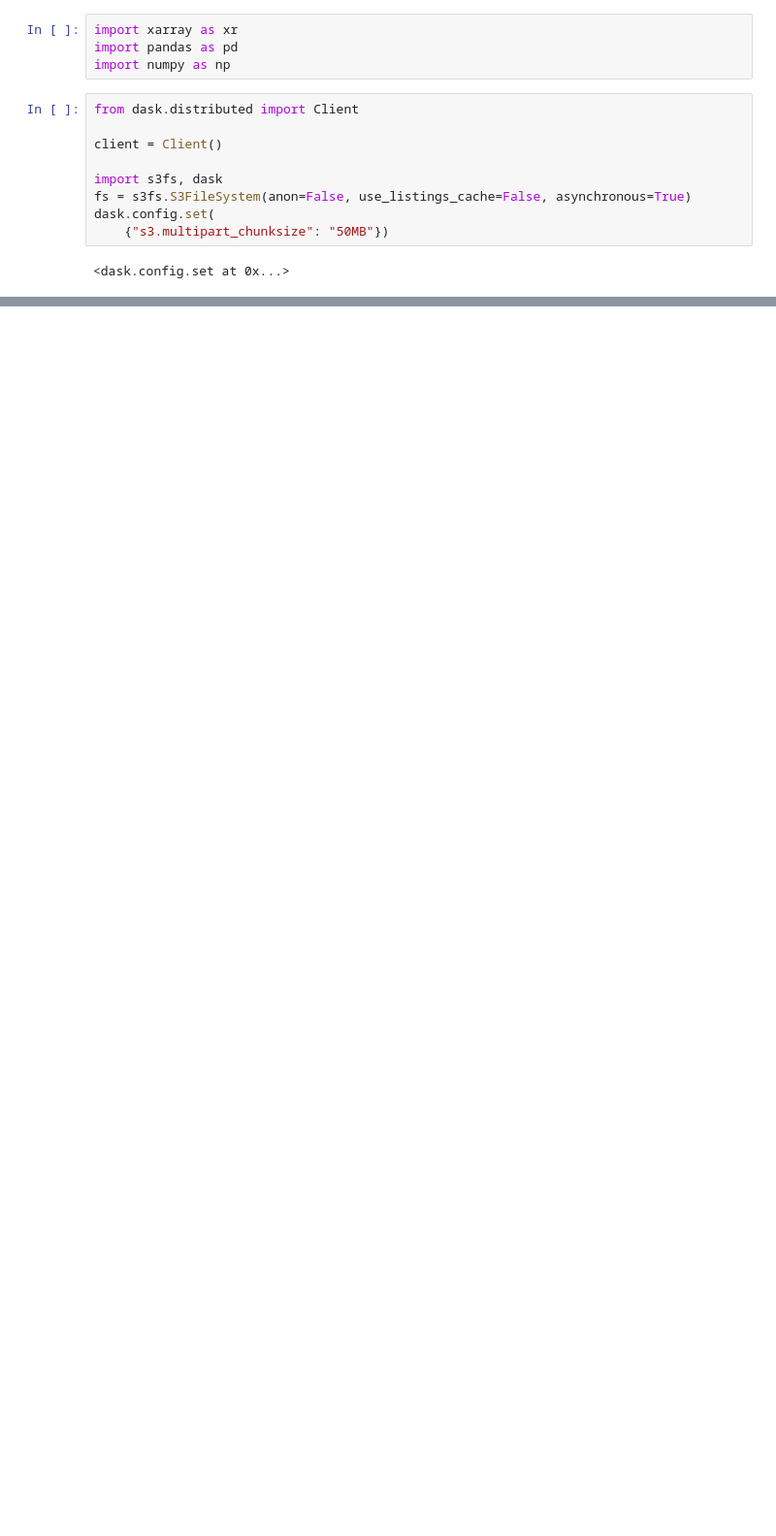
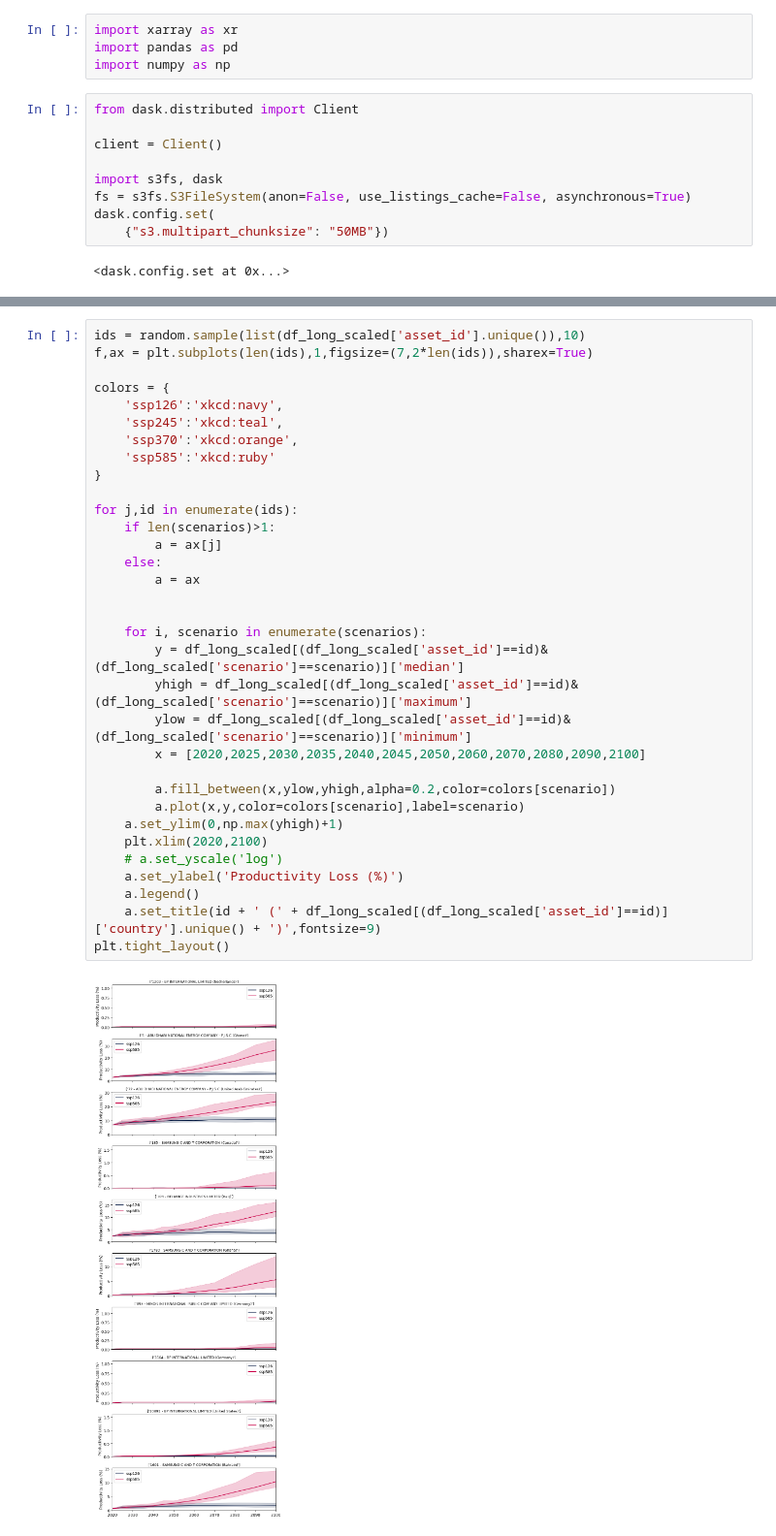
Before and after one commit to climate-x-org/Productivity_Loss_V2.0, a Jupyter notebook: dev/development.ipynb, the cells around one changed output, grey strips where cells are left out. Shown at 97% size. Saved outputs shown, nothing was run; the diff lists cells and outputs as text; blank space fills up the shorter version.

```diff
--- a/dev/development.ipynb
+++ b/dev/development.ipynb
@@ -149,0 +256,35 @@ for i, scenario in enumerate(scenarios):
+# %%
+ids = random.sample(list(df_long_scaled['asset_id'].unique()),10)
+f,ax = plt.subplots(len(ids),1,figsize=(7,2*len(ids)),sharex=True)
+
+colors = {
+    'ssp126':'xkcd:navy',
+    'ssp245':'xkcd:teal',
+    'ssp370':'xkcd:orange',
+    'ssp585':'xkcd:ruby'
+}
+
+for j,id in enumerate(ids):
+    if len(scenarios)>1:
+        a = ax[j]
+    else:
+        a = ax
+
+
+    for i, scenario in enumerate(scenarios):
+        y = df_long_scaled[(df_long_scaled['asset_id']==id)&(df_long_scaled['scenario']==scenario)]['median']
+        yhigh = df_long_scaled[(df_long_scaled['asset_id']==id)&(df_long_scaled['scenario']==scenario)]['maximum']
+        ylow = df_long_scaled[(df_long_scaled['asset_id']==id)&(df_long_scaled['scenario']==scenario)]['minimum']
+        x = [2020,2025,2030,2035,2040,2045,2050,2060,2070,2080,2090,2100]
+
+        a.fill_between(x,ylow,yhigh,alpha=0.2,color=colors[scenario])
+        a.plot(x,y,color=colors[scenario],label=scenario)
+    a.set_ylim(0,np.max(yhigh)+1)
+    plt.xlim(2020,2100)
+    # a.set_yscale('log')
+    a.set_ylabel('Productivity Loss (%)')
+    a.legend()
+    a.set_title(id + ' (' + df_long_scaled[(df_long_scaled['asset_id']==id)]['country'].unique() + ')',fontsize=9)
+plt.tight_layout()
+# %% [output]
+[figure, added]
```
Also changed, not shown: parts of 15 cells of this notebook, 12 other files.
